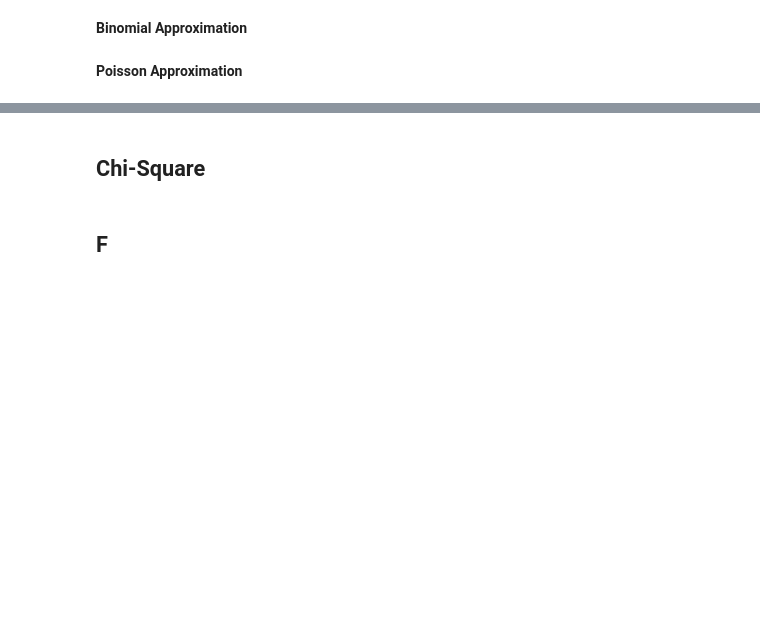
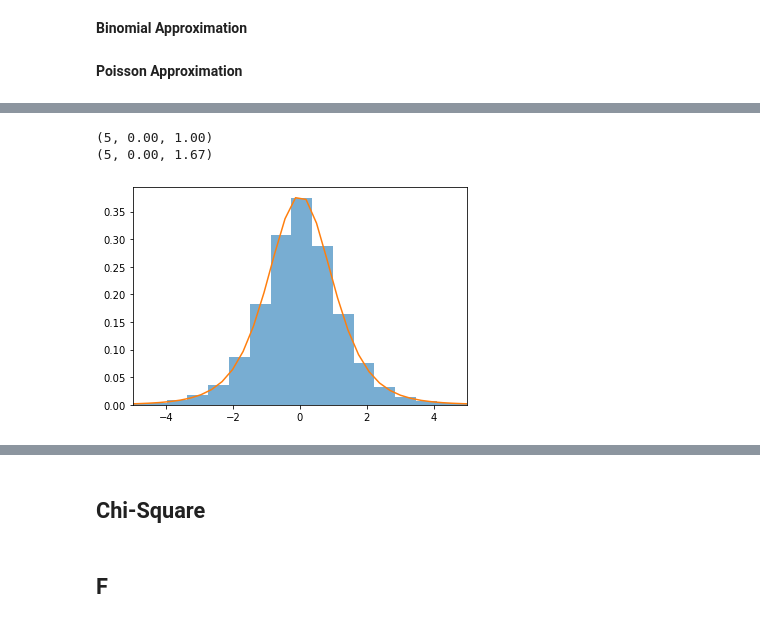
Before and after one commit to larryzzhang/analytics_compendium, a Jupyter notebook: Analytics Compendium.ipynb, the cells around one changed output, grey strips where cells are left out. Drawn from its saved outputs; the diff is of its cells as text; code cells hidden in the pictures; blank space fills up the shorter version.

```diff
--- a/Analytics Compendium.ipynb
+++ b/Analytics Compendium.ipynb
@@ -560,0 +630,25 @@ Standard Deviation: 1.00
+# %%
+n = 6
+v = n - 1
+
+s = 100_000
+draw_means = np.empty(s)
+
+for i in range(s):
+    draws = sp.stats.norm.rvs(loc=0, scale=1, size=n) # Same as np.random.normal
+    # Bessel's correction for biased sample variance
+    s = np.std(draws, ddof=1)
+    d_m = (draws.mean()) / (s / np.sqrt(n))
+    draw_means[i] = d_m
+
+print("(%.0f, %.2f, %.2f)" %sp.stats.t.fit(draw_means))
+print("(%d, %.2f, %.2f)" %(v, np.mean(draw_means), np.var(draw_means)))
+# %% [output]
+(5, 0.00, 1.00)
+(5, 0.00, 1.67)
+# %%
+plt.hist(draw_means, density=True, bins=50, alpha=0.6)
+plt.plot(np.linspace(np.min(draw_means), np.max(draw_means), 100), sp.stats.t(*sp.stats.t.fit(draw_means)).pdf(x=np.linspace(np.min(draw_means), np.max(draw_means), 100)))
+plt.xlim(-5,5);
+# %% [output]
+[figure, added]
```
Also changed, not shown: parts of 28 cells of this notebook.
